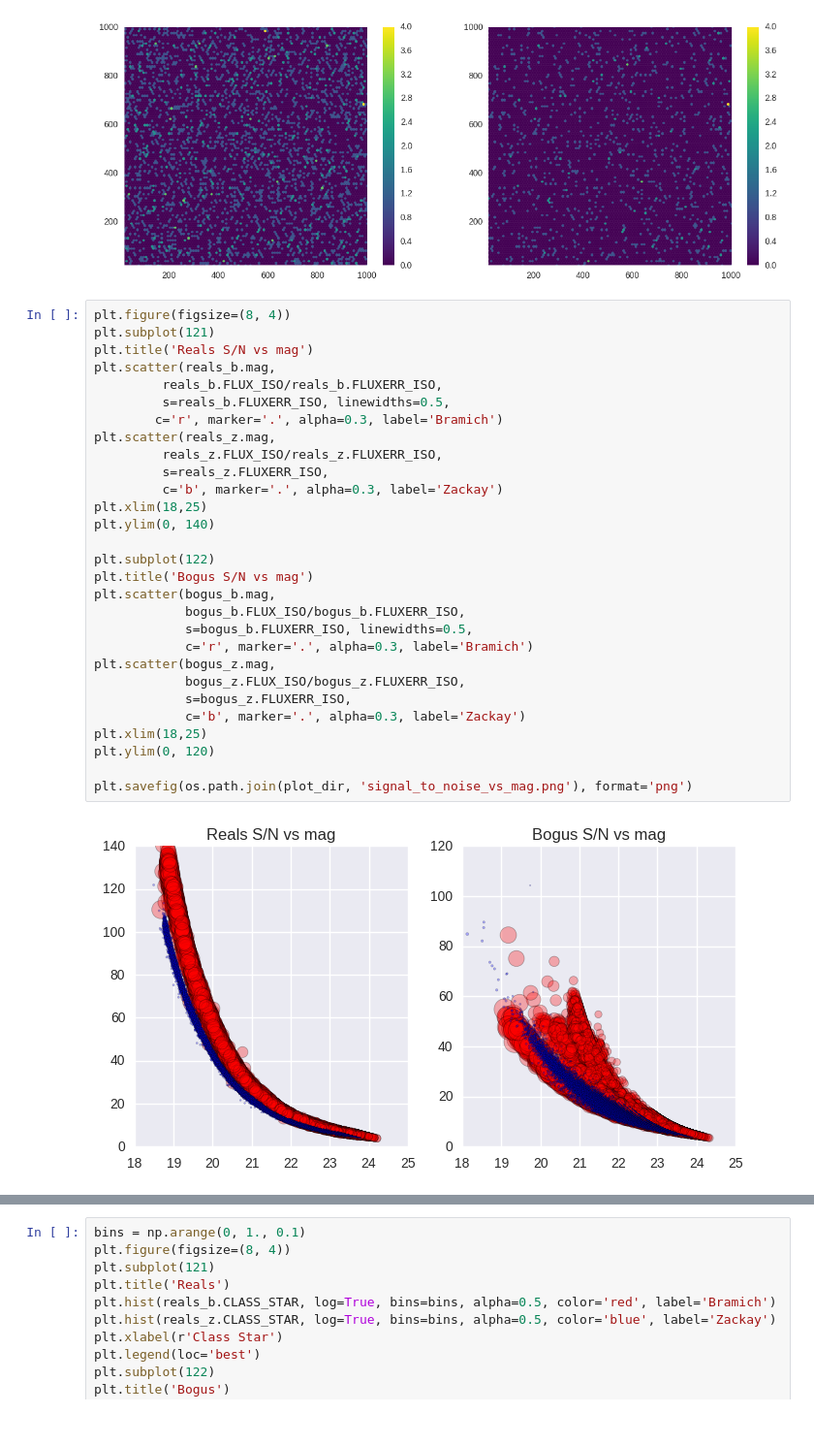
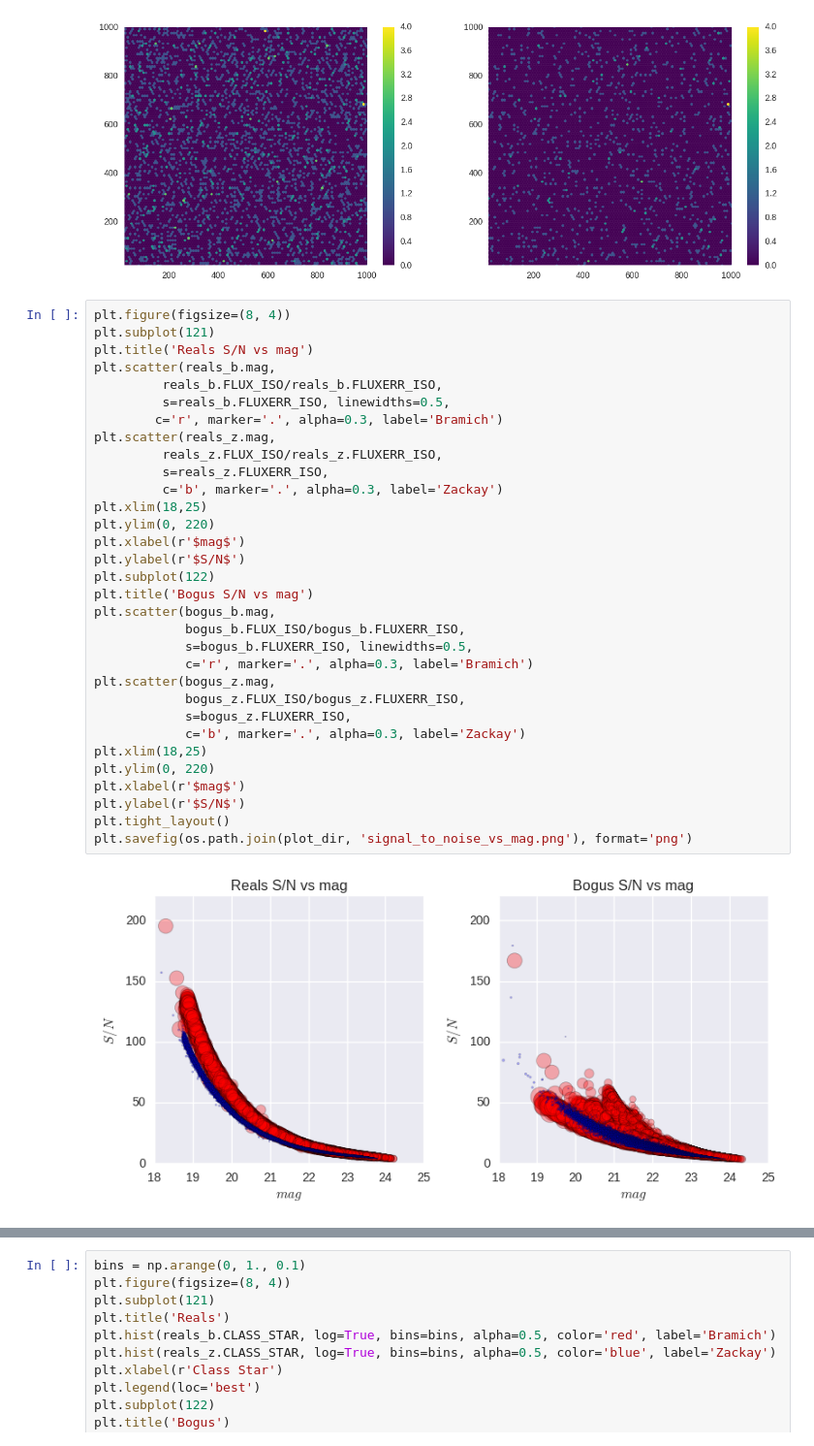
Before and after one commit to BrunoSanchez/RBMLearning, a Jupyter notebook: Plots.ipynb, the cells around one changed output, grey strips where cells are left out. Shown at 97% size. Saved outputs shown, nothing was run; the diff lists cells and outputs as text.

Commit message:
new graphs

```diff
--- a/Plots.ipynb
+++ b/Plots.ipynb
@@ -301,34 +301,37 @@ plt.colorbar()
 # %%
 plt.figure(figsize=(8, 4))
 plt.subplot(121)
 plt.title('Reals S/N vs mag')
 plt.scatter(reals_b.mag,
          reals_b.FLUX_ISO/reals_b.FLUXERR_ISO,
          s=reals_b.FLUXERR_ISO, linewidths=0.5,
         c='r', marker='.', alpha=0.3, label='Bramich')
 plt.scatter(reals_z.mag,
          reals_z.FLUX_ISO/reals_z.FLUXERR_ISO,
          s=reals_z.FLUXERR_ISO,
          c='b', marker='.', alpha=0.3, label='Zackay')
 plt.xlim(18,25)
-plt.ylim(0, 140)
-
+plt.ylim(0, 220)
+plt.xlabel(r'$mag$')
+plt.ylabel(r'$S/N$')
 plt.subplot(122)
 plt.title('Bogus S/N vs mag')
 plt.scatter(bogus_b.mag,
             bogus_b.FLUX_ISO/bogus_b.FLUXERR_ISO,
             s=bogus_b.FLUXERR_ISO, linewidths=0.5,
             c='r', marker='.', alpha=0.3, label='Bramich')
 plt.scatter(bogus_z.mag,
             bogus_z.FLUX_ISO/bogus_z.FLUXERR_ISO,
             s=bogus_z.FLUXERR_ISO,
             c='b', marker='.', alpha=0.3, label='Zackay')
 plt.xlim(18,25)
-plt.ylim(0, 120)
-
+plt.ylim(0, 220)
+plt.xlabel(r'$mag$')
+plt.ylabel(r'$S/N$')
+plt.tight_layout()
 plt.savefig(os.path.join(plot_dir, 'signal_to_noise_vs_mag.png'), format='png')
 # %% [output]
-[figure, old version]
+[figure, new version]
 # %%
 bins=np.arange(-2.5, 0., 0.1)
 plt.figure(figsize=(8, 4))
```
Also changed, not shown: parts of 12 cells of this notebook, 1 other file.
